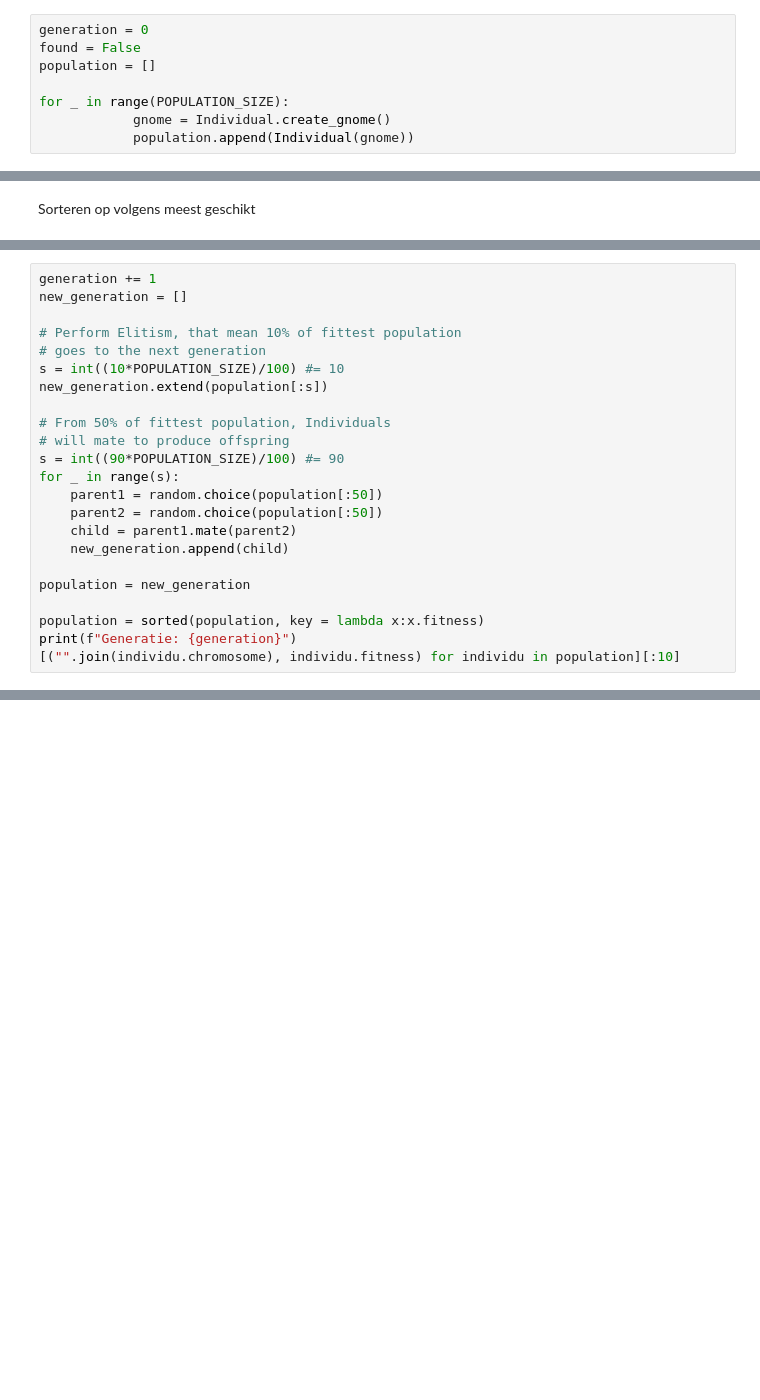
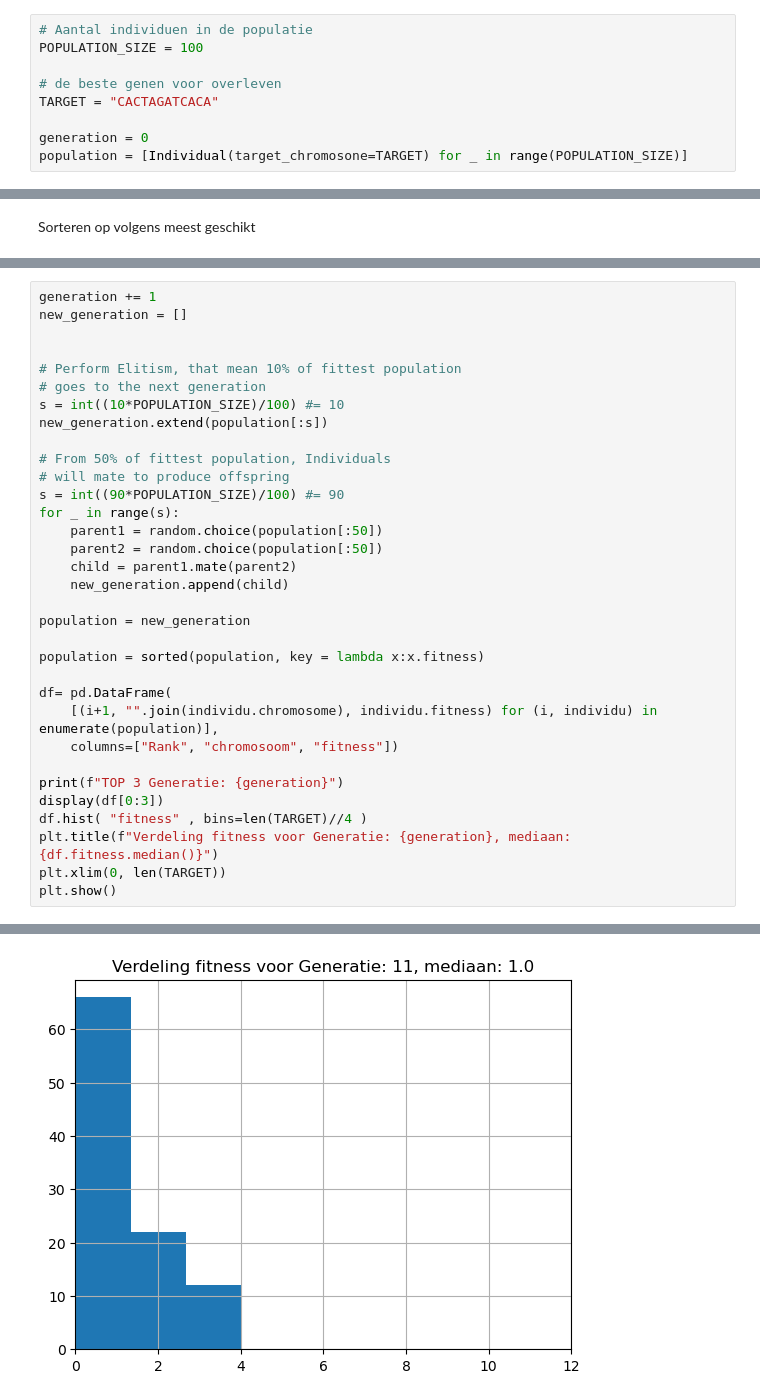
Before and after one commit to warrieka/Genetic_Algorithm, a Jupyter notebook: syntr-presentatie.ipynb, the cells around one changed output, grey strips where cells are left out. Cells and saved outputs as stored; diff of their text form; blank space fills up the shorter version.

```diff
--- a/syntr-presentatie.ipynb
+++ b/syntr-presentatie.ipynb
@@ -88,11 +103,12 @@ class Individual(object):
 # %% [markdown]
 ## Eerste generatie maken:
 Deze hebben geen kinderen
-# %%
-generation = 0
-found = False
-population = []
-
-for _ in range(POPULATION_SIZE):
-            gnome = Individual.create_gnome()
-            population.append(Individual(gnome))
+# %%
+# Aantal individuen in de populatie
+POPULATION_SIZE = 100
+
+# de beste genen voor overleven
+TARGET = "CACTAGATCACA"
+
+generation = 0
+population = [Individual(target_chromosone=TARGET) for _ in range(POPULATION_SIZE)]
@@ -119,6 +142,7 @@ Klik op play om nieuwe generatie te berekenen.
 # %%
 generation += 1
 new_generation = []
+
 
 # Perform Elitism, that mean 10% of fittest population
 # goes to the next generation
@@ -137,6 +161,15 @@ for _ in range(s):
 population = new_generation
 
 population = sorted(population, key = lambda x:x.fitness)
-print(f"Generatie: {generation}")
-[("".join(individu.chromosome), individu.fitness) for individu in population][:10]
+
+df= pd.DataFrame(
+    [(i+1, "".join(individu.chromosome), individu.fitness) for (i, individu) in enumerate(population)],
+    columns=["Rank", "chromosoom", "fitness"])
+
+print(f"TOP 3 Generatie: {generation}")
+display(df[0:3])
+df.hist( "fitness" , bins=len(TARGET)//4 )
+plt.title(f"Verdeling fitness voor Generatie: {generation}, mediaan: {df.fitness.median()}")
+plt.xlim(0, len(TARGET))
+plt.show()
 # %% [output]
@@ -153,0 +181 @@ Generatie: 26
+[figure, added]
```
Also changed, not shown: parts of 31 cells of this notebook, 2 other files.
